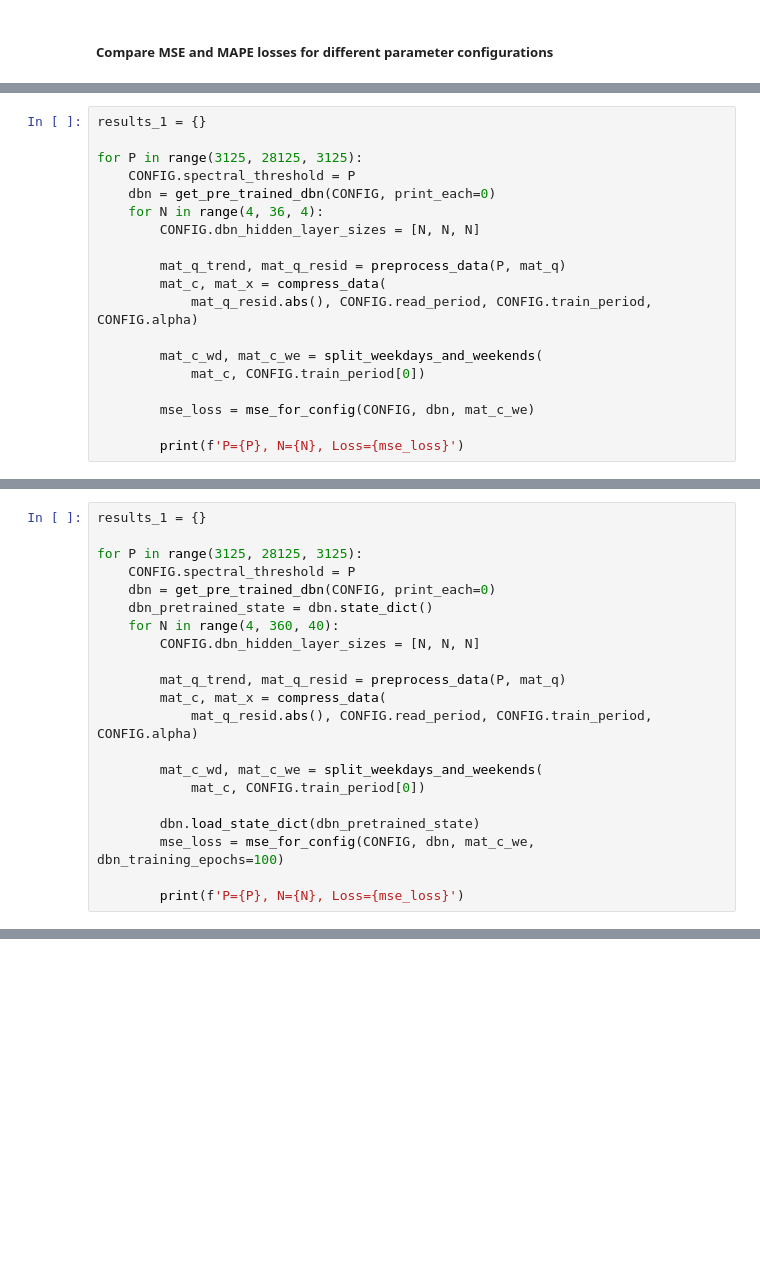
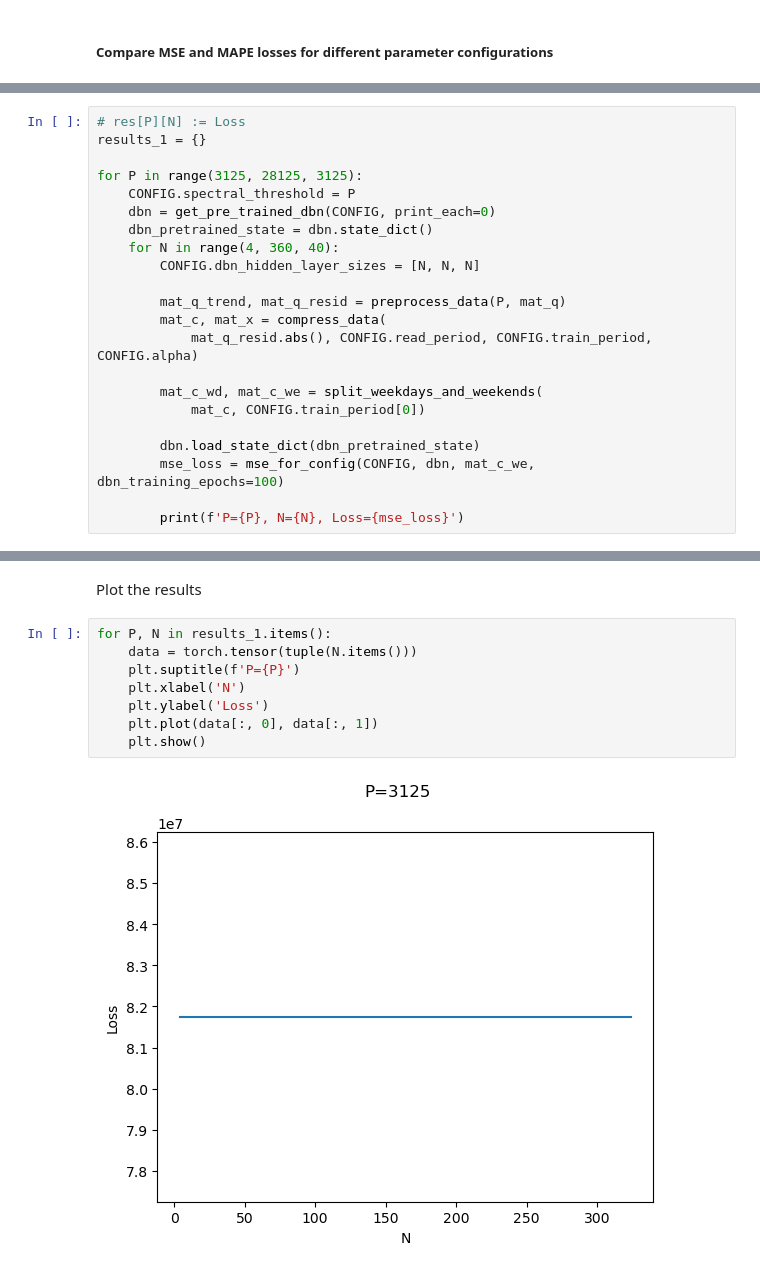
Before and after one commit to kolusask/IDP, a Jupyter notebook: 04_model_training.ipynb, the cells around one changed output, grey strips where cells are left out. Cells and saved outputs as stored; diff of their text form; blank space fills up the shorter version.

Commit message:
Parameter search range

```diff
--- a/04_model_training.ipynb
+++ b/04_model_training.ipynb
@@ -27,10 +29,12 @@ Method 1: Pre-train RBMs + attach KELM
 # %%
+# res[P][N] := Loss
 results_1 = {}
 
 for P in range(3125, 28125, 3125):
     CONFIG.spectral_threshold = P
     dbn = get_pre_trained_dbn(CONFIG, print_each=0)
-    for N in range(4, 36, 4):
+    dbn_pretrained_state = dbn.state_dict()
+    for N in range(4, 360, 40):
         CONFIG.dbn_hidden_layer_sizes = [N, N, N]
 
         mat_q_trend, mat_q_resid = preprocess_data(P, mat_q)
@@ -40,6 +44,7 @@ for P in range(3125, 28125, 3125):
         mat_c_wd, mat_c_we = split_weekdays_and_weekends(
             mat_c, CONFIG.train_period[0])
 
-        mse_loss = mse_for_config(CONFIG, dbn, mat_c_we)
+        dbn.load_state_dict(dbn_pretrained_state)
+        mse_loss = mse_for_config(CONFIG, dbn, mat_c_we, dbn_training_epochs=100)
 
         print(f'P={P}, N={N}, Loss={mse_loss}')
@@ -48,21 +52,0 @@ Method 2: Pre-train DBN + Train DBN attaching KELM on each epoch
-# %%
-results_1 = {}
-
-for P in range(3125, 28125, 3125):
-    CONFIG.spectral_threshold = P
-    dbn = get_pre_trained_dbn(CONFIG, print_each=0)
-    dbn_pretrained_state = dbn.state_dict()
-    for N in range(4, 360, 40):
-        CONFIG.dbn_hidden_layer_sizes = [N, N, N]
-
-        mat_q_trend, mat_q_resid = preprocess_data(P, mat_q)
-        mat_c, mat_x = compress_data(
-            mat_q_resid.abs(), CONFIG.read_period, CONFIG.train_period, CONFIG.alpha)
-
-        mat_c_wd, mat_c_we = split_weekdays_and_weekends(
-            mat_c, CONFIG.train_period[0])
-
-        dbn.load_state_dict(dbn_pretrained_state)
-        mse_loss = mse_for_config(CONFIG, dbn, mat_c_we, dbn_training_epochs=100)
-
-        print(f'P={P}, N={N}, Loss={mse_loss}')
@@ -68,0 +135,12 @@ for P in range(3125, 28125, 3125):
+# %% [markdown]
+Plot the results
+# %%
+for P, N in results_1.items():
+    data = torch.tensor(tuple(N.items()))
+    plt.suptitle(f'P={P}')
+    plt.xlabel('N')
+    plt.ylabel('Loss')
+    plt.plot(data[:, 0], data[:, 1])
+    plt.show()
+# %% [output]
+[figure, added]
```
Also changed, not shown: parts of 9 cells of this notebook.
